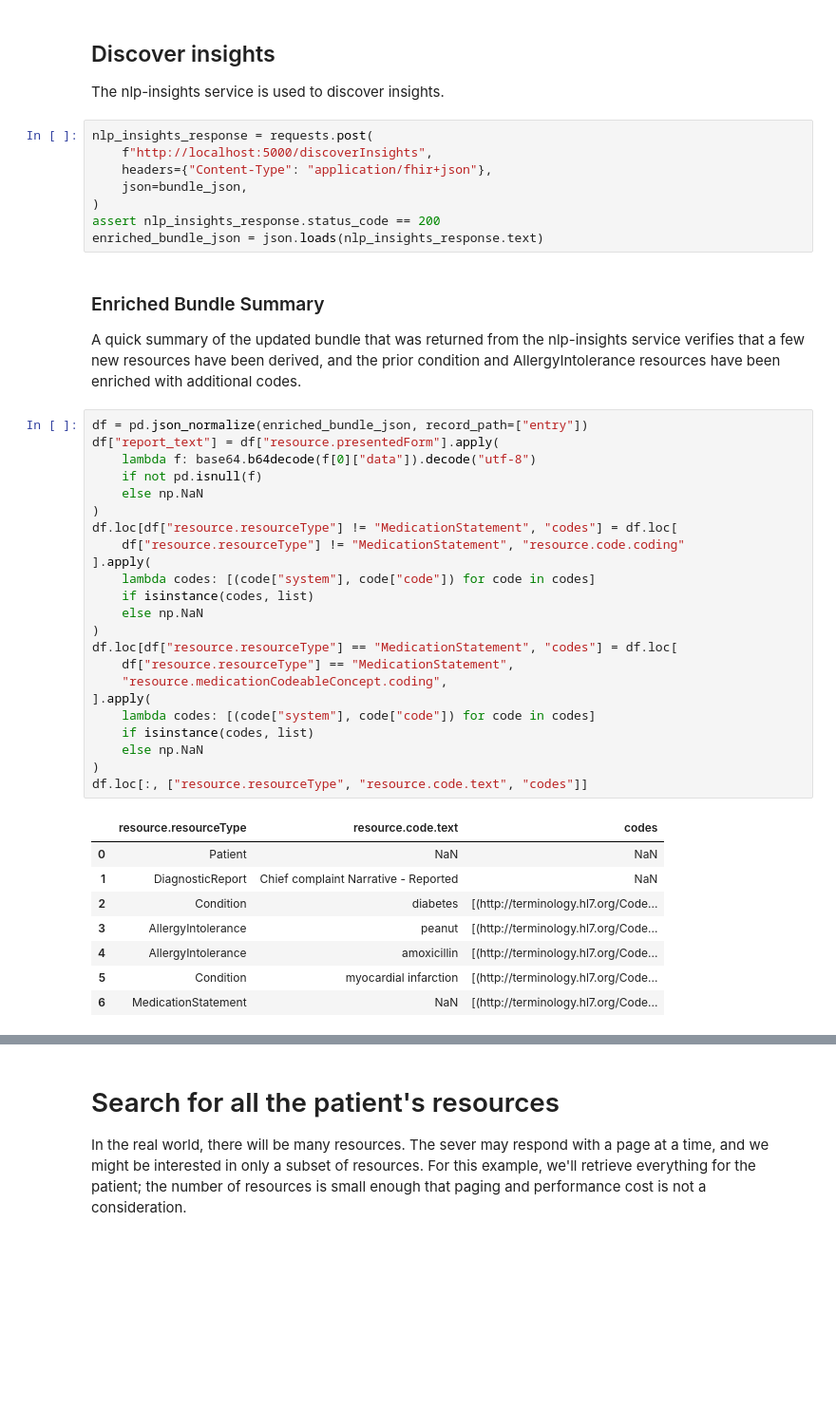
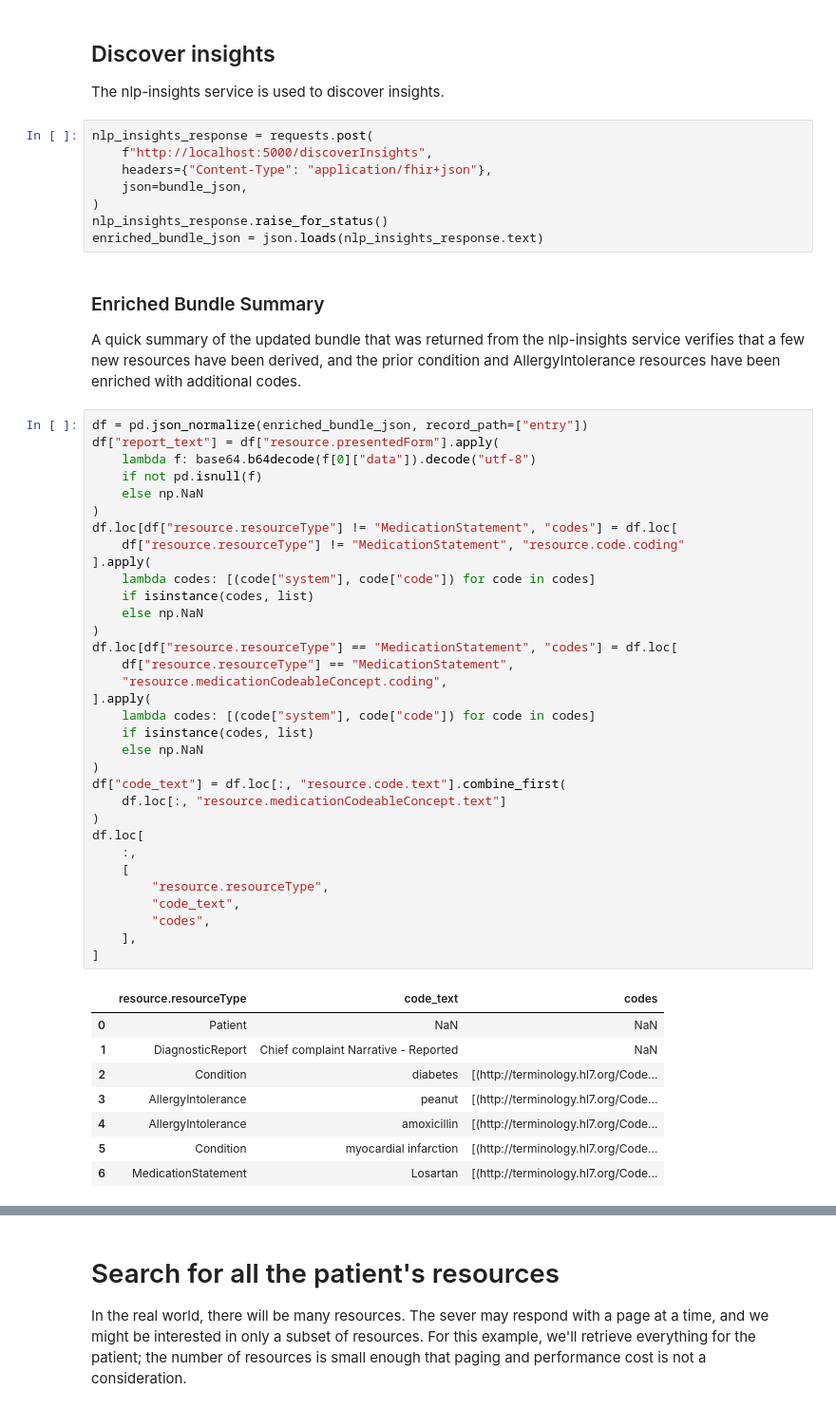
Before and after one commit to LinuxForHealth/health-patterns, a Jupyter notebook: services/nlp-insights/doc/examples/fhir_integration/fhir_integration_tutorial.ipynb, the cells around one changed output, grey strips where cells are left out. Shown: that part at 95% size. Drawn from its saved outputs; the diff is of its cells as text; blank space fills up the shorter version.

```diff
--- a/services/nlp-insights/doc/examples/fhir_integration/fhir_integration_tutorial.ipynb
+++ b/services/nlp-insights/doc/examples/fhir_integration/fhir_integration_tutorial.ipynb
@@ -214,7 +220,7 @@ nlp_insights_response = requests.post(
     headers={"Content-Type": "application/fhir+json"},
     json=bundle_json,
 )
-assert nlp_insights_response.status_code == 200
+nlp_insights_response.raise_for_status()
 enriched_bundle_json = json.loads(nlp_insights_response.text)
 # %% [markdown]
 ### Enriched Bundle Summary
@@ -223,34 +229,44 @@ A quick summary of the updated bundle that was returned from the nlp-insights se
 # %%
 df = pd.json_normalize(enriched_bundle_json, record_path=["entry"])
 df["report_text"] = df["resource.presentedForm"].apply(
     lambda f: base64.b64decode(f[0]["data"]).decode("utf-8")
     if not pd.isnull(f)
     else np.NaN
 )
 df.loc[df["resource.resourceType"] != "MedicationStatement", "codes"] = df.loc[
     df["resource.resourceType"] != "MedicationStatement", "resource.code.coding"
 ].apply(
     lambda codes: [(code["system"], code["code"]) for code in codes]
     if isinstance(codes, list)
     else np.NaN
 )
 df.loc[df["resource.resourceType"] == "MedicationStatement", "codes"] = df.loc[
     df["resource.resourceType"] == "MedicationStatement",
     "resource.medicationCodeableConcept.coding",
 ].apply(
     lambda codes: [(code["system"], code["code"]) for code in codes]
     if isinstance(codes, list)
     else np.NaN
 )
-df.loc[:, ["resource.resourceType", "resource.code.text", "codes"]]
+df["code_text"] = df.loc[:, "resource.code.text"].combine_first(
+    df.loc[:, "resource.medicationCodeableConcept.text"]
+)
+df.loc[
+    :,
+    [
+        "resource.resourceType",
+        "code_text",
+        "codes",
+    ],
+]
 # %% [output]
-|  | resource.resourceType | resource.code.text | codes |
+|  | resource.resourceType | code_text | codes |
 | 0 | Patient | NaN | NaN |
 | 1 | DiagnosticReport | Chief complaint Narrative - Reported | NaN |
 | 2 | Condition | diabetes | [(http://terminology.hl7.org/Code... |
 | 3 | AllergyIntolerance | peanut | [(http://terminology.hl7.org/Code... |
 | 4 | AllergyIntolerance | amoxicillin | [(http://terminology.hl7.org/Code... |
 | 5 | Condition | myocardial infarction | [(http://terminology.hl7.org/Code... |
-| 6 | MedicationStatement | NaN | [(http://terminology.hl7.org/Code... |
+| 6 | MedicationStatement | Losartan | [(http://terminology.hl7.org/Code... |
 # %% [markdown]
 ## Post resources with insights to the FHIR server
```
Also changed, not shown: parts of 25 cells of this notebook, 13 other files.
